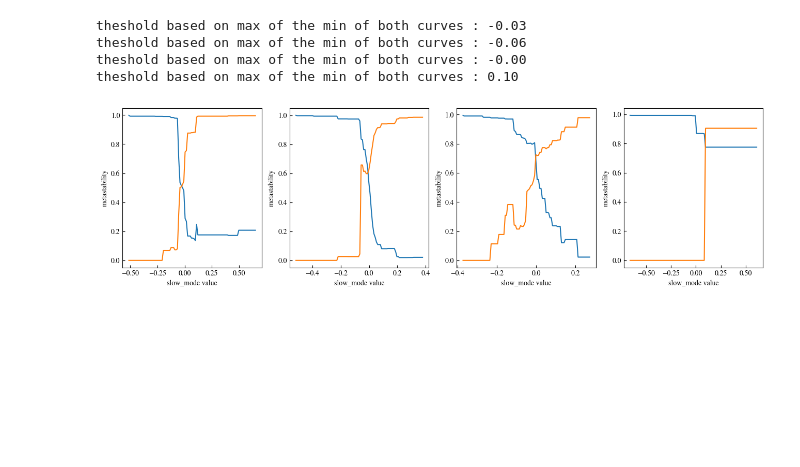
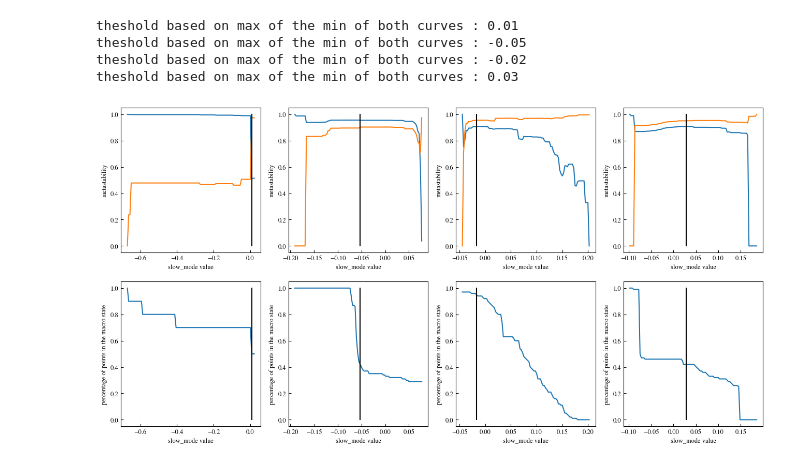
Before and after one commit to HugoLeRoy94/ClusterAnalysis, a Jupyter notebook: notebooks/toy_model/Classify.ipynb, the cells around one changed output. Drawn from its saved outputs; the diff is of its cells as text; code cells hidden in the pictures; blank space fills up the shorter version.

```diff
--- a/notebooks/toy_model/Classify.ipynb
+++ b/notebooks/toy_model/Classify.ipynb
@@ -83,6 +111,7 @@ dfs = list()
 for name in names:
     dfs.append(pd.read_parquet('../../data/toy_model/interim/phases_'+name+'.parquet'))
 # %%
+# compute embedding and clusters
 embs = list()
 ks = [5,10,10,10]
 ncs = [10,100,100,100]
@@ -92,3 +121,15 @@ for k,emb in zip(ks,embs):
     emb.make_embedding(K=k)
 for nc,emb in zip(ncs,embs):
     emb.make_cluster(n_clusters=nc)
+mkvs = list()
+for emb in embs:
+    mkvs.append(Markov(emb,tau = 10))
+for mkv in mkvs:
+    mkv.make_transition_matrix()
+    mkv.compute_spectrum()
+    mkv.reversibilized_matrix()
+    mkv.compute_tr_spectrum()
+# recompute umap :
+data = list()
+for emb in embs:
+    data.append(emb.fit_umap())
@@ -119,7 +135,0 @@ for emb in embs:
-# %%
-for mkv in mkvs:
-    mkv.tau = 10
-    mkv.make_transition_matrix()
-    mkv.compute_spectrum()
-    mkv.reversibilized_matrix()
-    mkv.compute_tr_spectrum()
@@ -156,33 +156,35 @@ for i in range(embs.__len__()):
 # %%
-fig = plt.figure(figsize=(16, 4))
-gs = gridspec.GridSpec(1, 4, height_ratios=[1], width_ratios=[1,1,1,1])
+# Plot metastability
+fig = plt.figure(figsize=(16, 8))
+gs = gridspec.GridSpec(2, 4, height_ratios=[1,1], width_ratios=[1,1,1,1])
 ax = list()
 for i in range(4):
-    ax.append(fig.add_subplot(gs[:,i]))
+    ax.append(fig.add_subplot(gs[0,i]))
+    ax.append(fig.add_subplot(gs[1,i]))
 
+thresholds = list()
 for i in range(4):
     mkv = mkvs[i]
     mkv.compute_metastability(time_reversed=True)
     threshold1 = mkv.thresholds[np.argmax([min(a,b) for a,b in zip(mkv.meta_in,mkv.meta_out)])]
+    thresholds.append(threshold1)
     print(f"theshold based on max of the min of both curves : {threshold1:.2f}")
     #threshold1 = - 0.00
-    ax[i].plot(mkv.thresholds,mkv.meta_in)
-    ax[i].plot(mkv.thresholds,mkv.meta_out)
-    #ax[i].plot([threshold1,threshold1],[0,1])
-    ax[i].set_xlabel('slow_mode value')
-    ax[i].set_ylabel('metastability')
+    ax[2*i].plot(mkv.thresholds,mkv.meta_in)
+    ax[2*i].plot(mkv.thresholds,mkv.meta_out)
+    ax[2*i].set_xlabel('slow_mode value')
+    ax[2*i].set_ylabel('metastability')
     cluster_percent = np.array([np.argwhere(mkv.slow_mode>threshold)[:,0].__len__() for threshold in mkv.thresholds])/mkv.slow_mode.__len__()
-    #ax[3].plot(mkv.thresholds,cluster_percent )
-    #ax[3].set_xlabel('slow_mode value')
-    #ax[3].set_ylabel('% clust in subset')
+    ax[2*i+1].plot(mkv.thresholds,cluster_percent)
 
-#data_percent = np.array([sum([labels_counting[w] for w in np.where(mkv.slow_mode>threshold)[0]]) for threshold in mkv.thresholds])/emb.labels.shape[0]
-#ax11.plot(mkv.thresholds, data_percent)
-#ax11.set_xlabel('slow_mode value')
-#ax11.set_ylabel('% data in subset')
+    ax[2*i].plot([threshold1,threshold1],[0,1],color='black')
+    ax[2*i+1].plot([threshold1,threshold1],[0,1],color='black')
+
+    ax[2*i+1].set_xlabel('slow_mode value')
+    ax[2*i+1].set_ylabel('percentage of points in the macro state')
 # %% [output]
-theshold based on max of the min of both curves : -0.03
-theshold based on max of the min of both curves : -0.06
-theshold based on max of the min of both curves : -0.00
-theshold based on max of the min of both curves : 0.10
+theshold based on max of the min of both curves : 0.01
+theshold based on max of the min of both curves : -0.05
+theshold based on max of the min of both curves : -0.02
+theshold based on max of the min of both curves : 0.03
-[figure, old version]
+[figure, new version]
```
Also changed, not shown: parts of 19 cells of this notebook, 2 other files.
